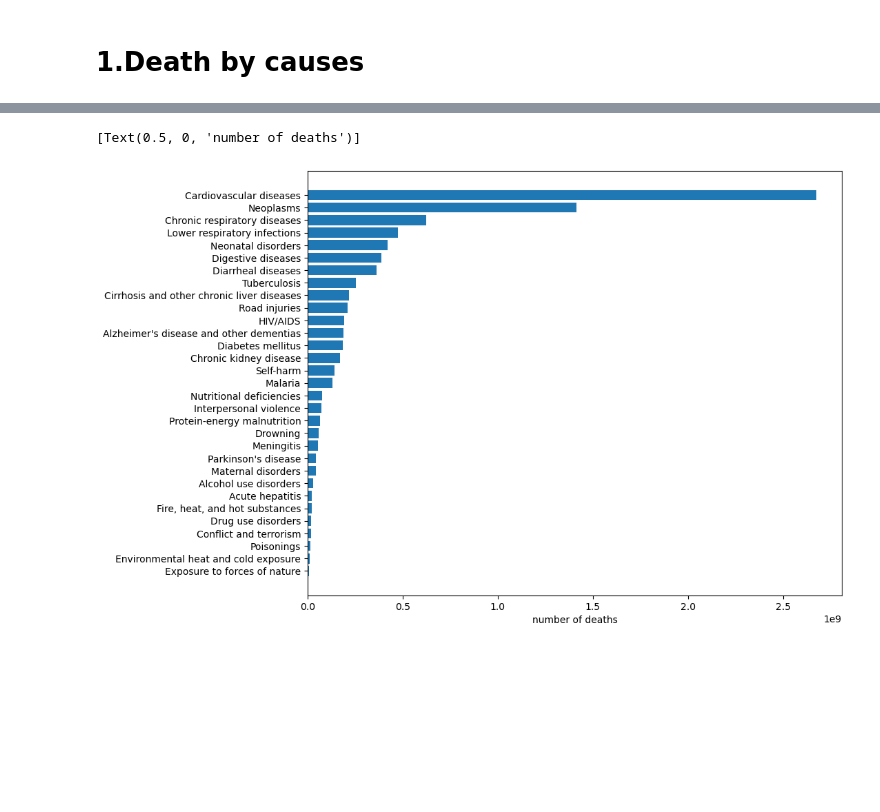
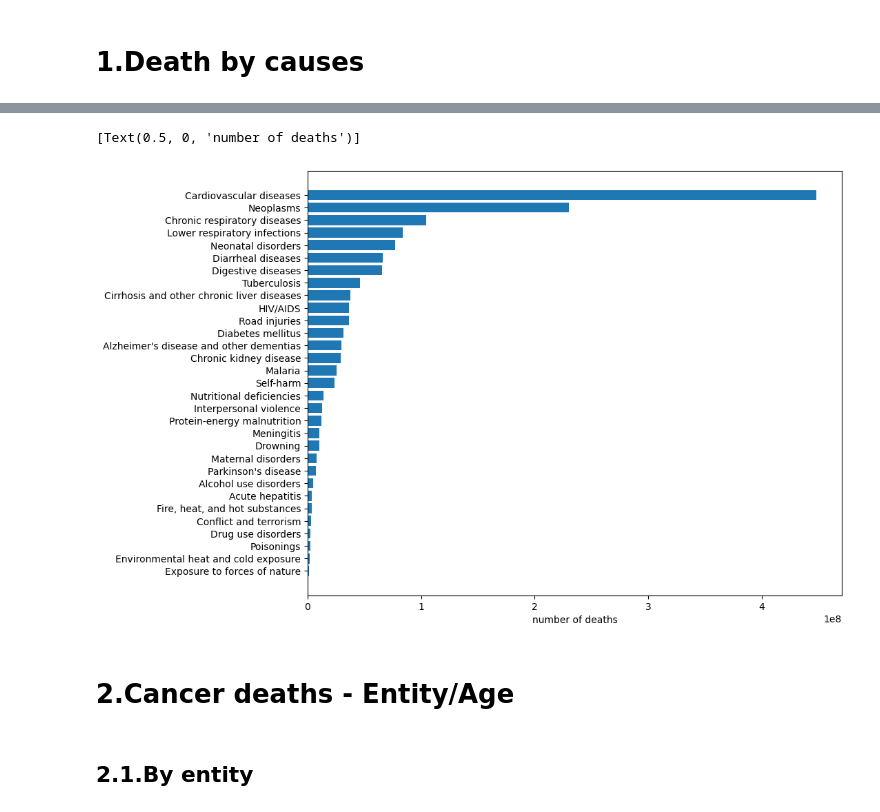
Before and after one commit to Akimoto-Kaede/Cancer-and-Deaths-Dataset, a Jupyter notebook: main.ipynb, the cells around one changed output, grey strips where cells are left out. Saved outputs shown, nothing was run; the diff lists cells and outputs as text; code cells hidden in the pictures; blank space fills up the shorter version.

```diff
--- a/main.ipynb
+++ b/main.ipynb
@@ -11,7 +9,7 @@ Matplotlib is building the font cache; this may take a moment.
 # %%
 dbc_df = pd.read_csv("dataset/01 annual-number-of-deaths-by-cause.csv")
 # %%
-dbc = dbc_df.drop(
+dbc_world = dbc_df[dbc_df['Entity']=='World'].drop(
     [
         "Entity",
         "Code",
@@ -22,4 +20,4 @@ dbc = dbc_df.drop(
     axis=1,
 ).sum(axis=0).sort_values(ascending=True)
 # %%
-cause_ls = list(map(lambda x: x.split(" - ")[1], dbc.index.to_list()))
+cause_ls = list(map(lambda x: x.split(" - ")[1], dbc_world.index.to_list()))
@@ -46,10 +24,12 @@ cause_ls
 # %%
-fig,ax=plt.subplots(figsize=(10,8))
+fig, ax = plt.subplots(figsize=(10,8))
 x = 0.5 + np.arange(len(cause_ls))
-y=dbc
+y = dbc_world
 ax.barh(x, y, tick_label=cause_ls)
 ax.ticklabel_format(style="sci", axis="x")
 ax.set(xlabel='number of deaths')
 # %% [output]
 [Text(0.5, 0, 'number of deaths')]
-[figure, old version]
+[figure, new version]
+# %% [markdown]
+# 2.Cancer deaths - Entity/Age
@@ -55,0 +38,2 @@ ax.set(xlabel='number of deaths')
+# %% [markdown]
+## 2.1.By entity
```
Also changed, not shown: parts of 25 cells of this notebook.
